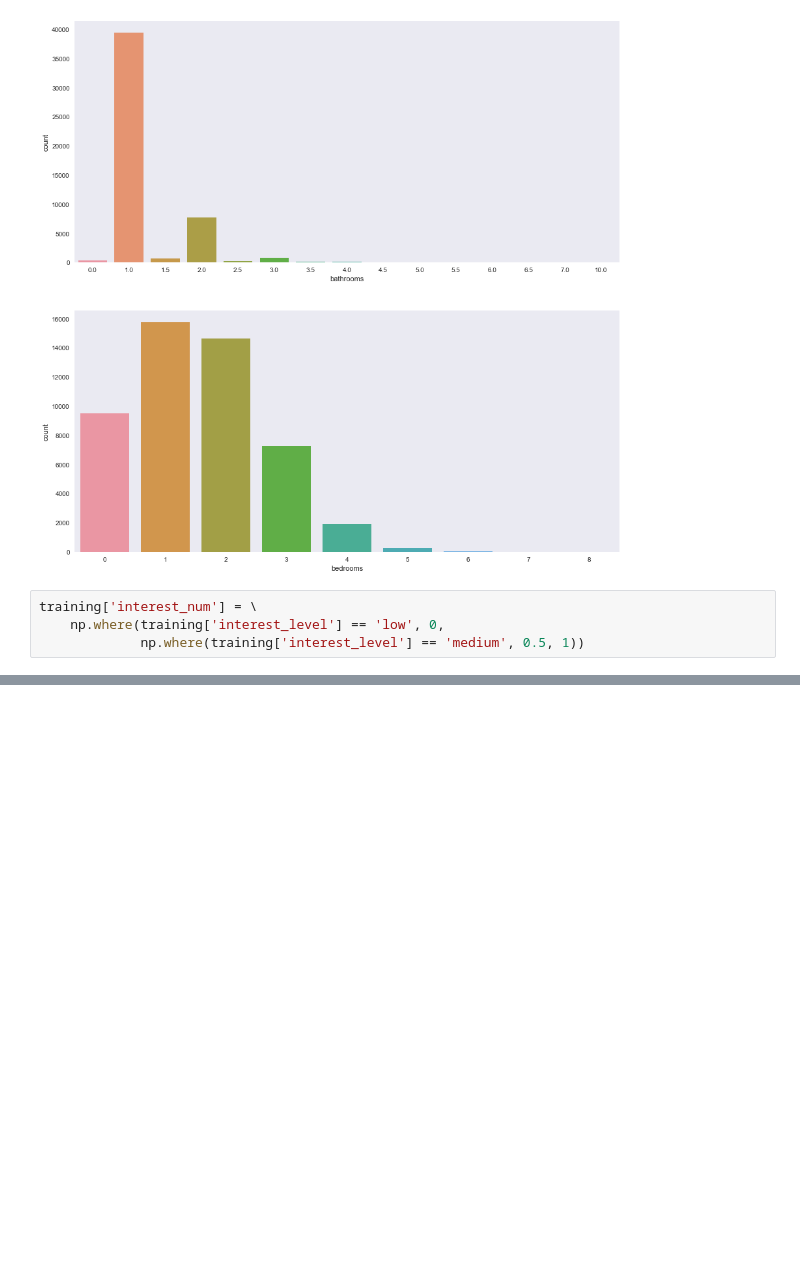
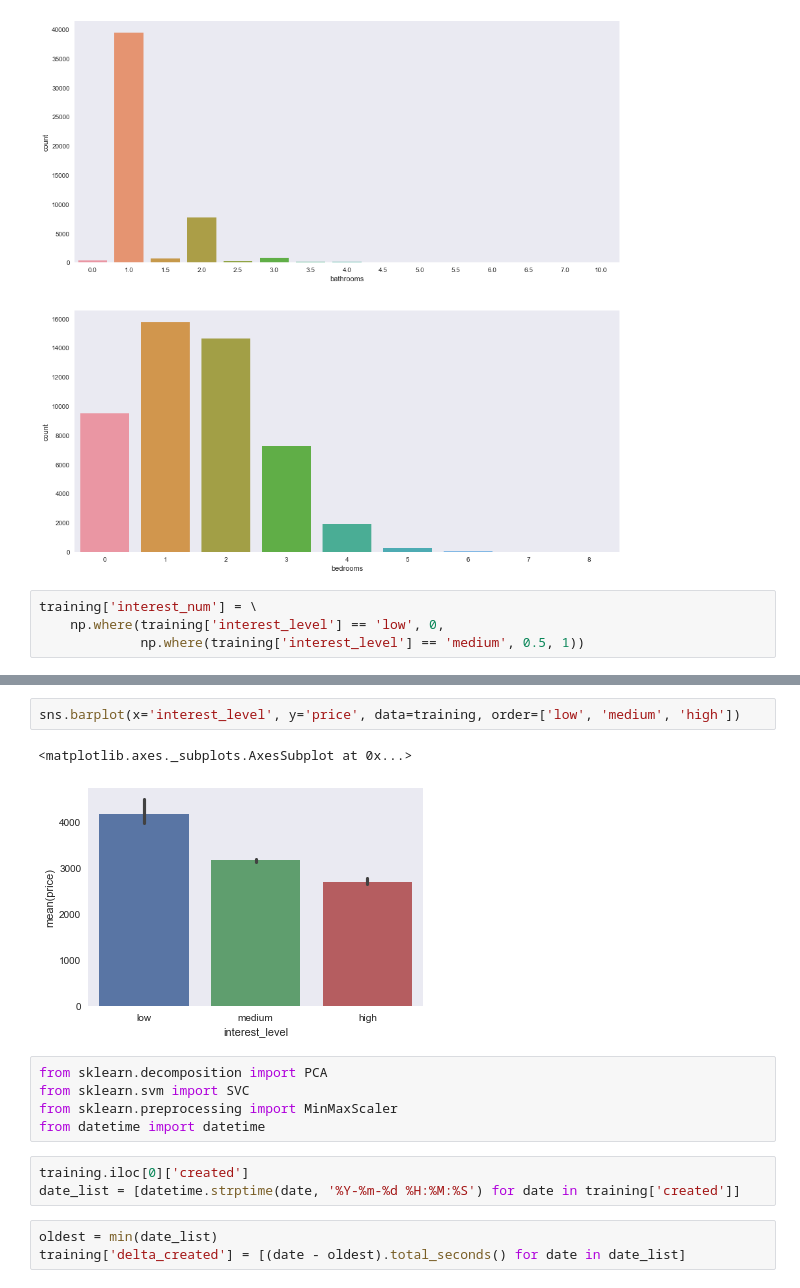
Before and after one commit to walter090/2sigma_rental, a Jupyter notebook: 2sigma_rental/rental.ipynb, the cells around one changed output, grey strips where cells are left out. Drawn from its saved outputs; the diff is of its cells as text; blank space fills up the shorter version.

```diff
--- a/2sigma_rental/rental.ipynb
+++ b/2sigma_rental/rental.ipynb
@@ -101,0 +115,16 @@ sns.pointplot(x='bedrooms', y='interest_num', data=training, ax=plt.subplot(212)
+# %%
+sns.barplot(x='interest_level', y='price', data=training, order=['low', 'medium', 'high'])
+# %% [output]
+<matplotlib.axes._subplots.AxesSubplot at 0x...>
+[figure, added]
+# %%
+from sklearn.decomposition import PCA
+from sklearn.svm import SVC
+from sklearn.preprocessing import MinMaxScaler
+from datetime import datetime
+# %%
+training.iloc[0]['created']
+date_list = [datetime.strptime(date, '%Y-%m-%d %H:%M:%S') for date in training['created']]
+# %%
+oldest = min(date_list)
+training['delta_created'] = [(date - oldest).total_seconds() for date in date_list]
```
Also changed, not shown: parts of 18 cells of this notebook.
